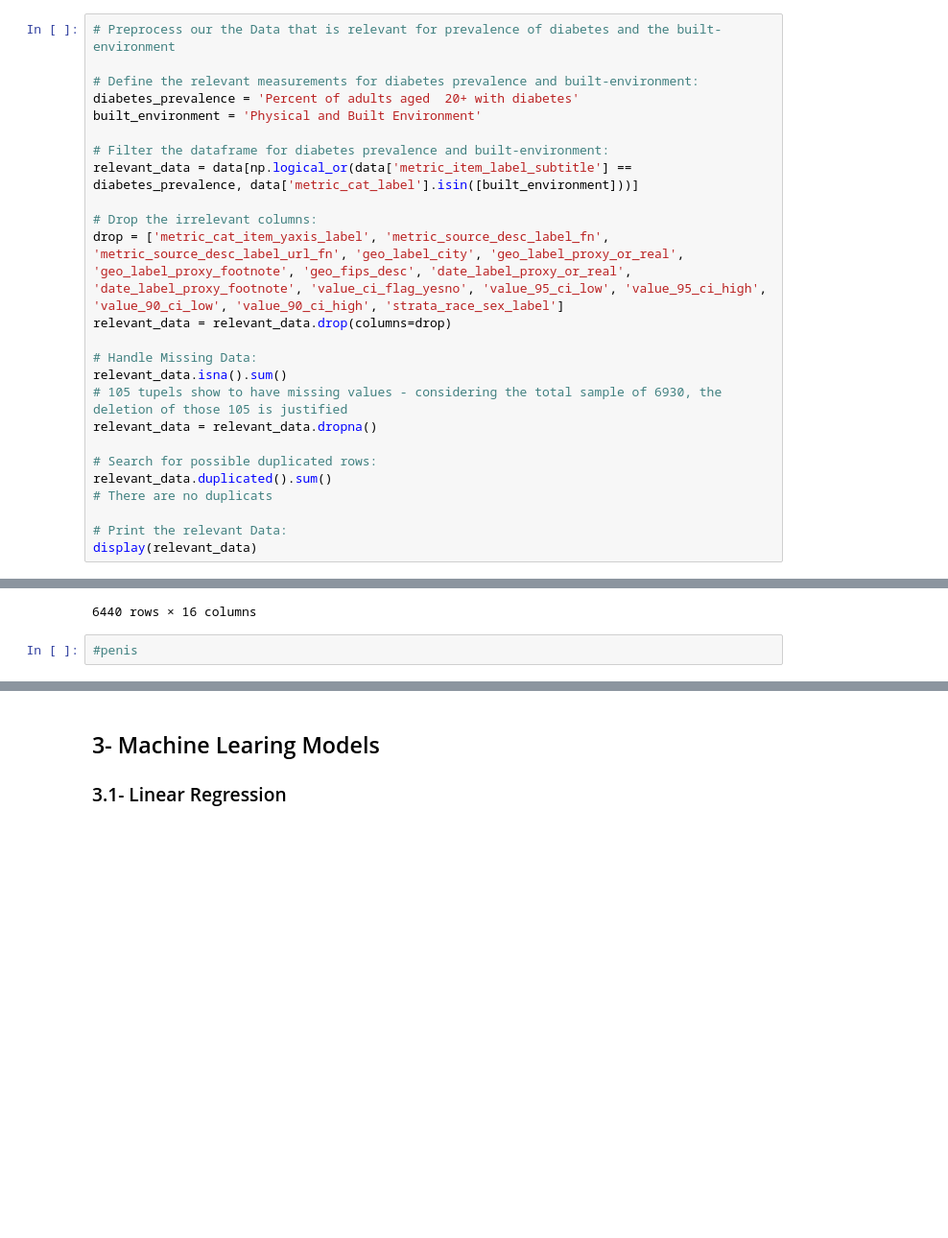
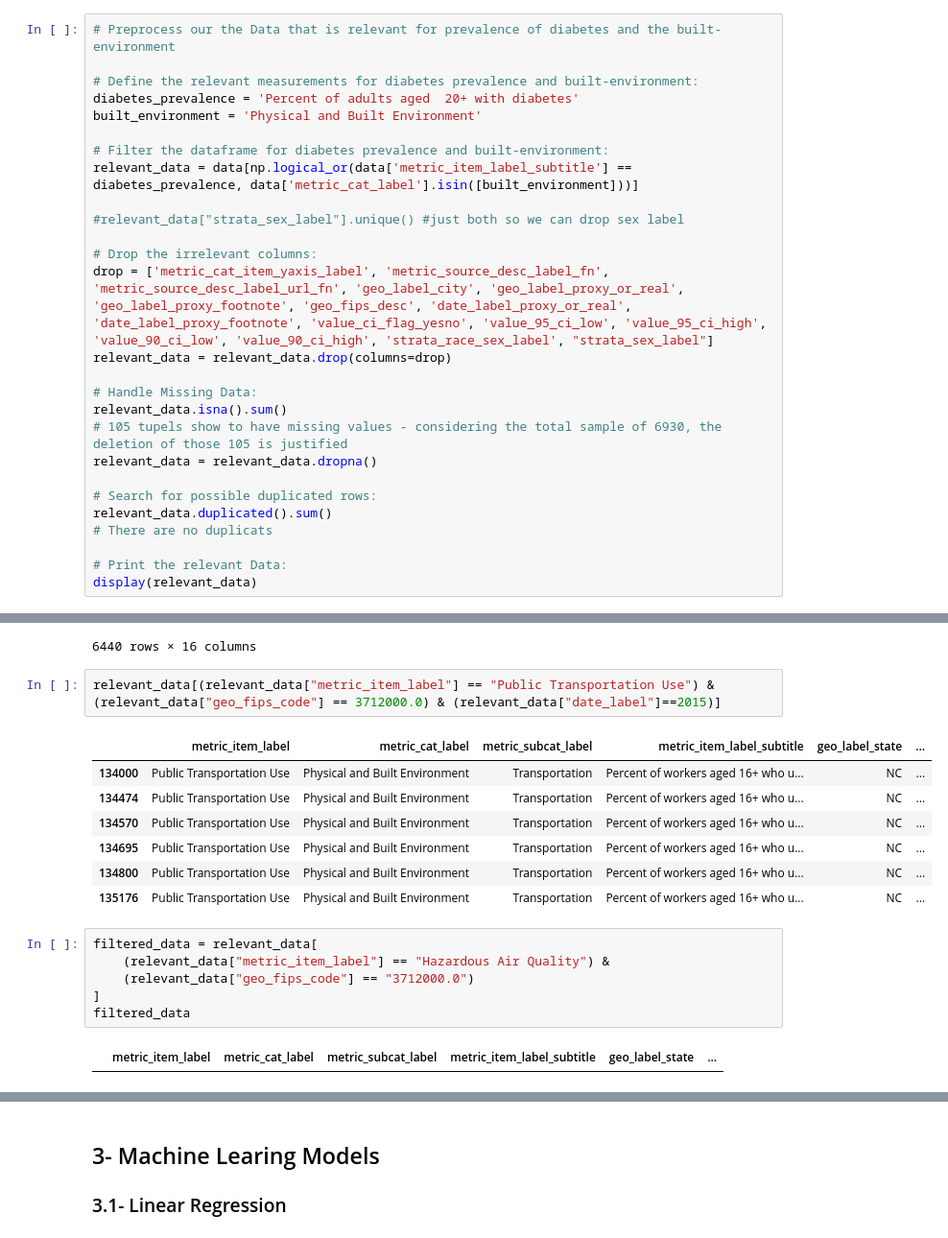
Before and after one commit to amatterethz/Group-Project-new, a Jupyter notebook: code/project_data_11.ipynb, the cells around one changed output, grey strips where cells are left out. Shown: that part at 96% size. Saved outputs shown, nothing was run; the diff lists cells and outputs as text; blank space fills up the shorter version.

```diff
--- a/code/project_data_11.ipynb
+++ b/code/project_data_11.ipynb
@@ -113,8 +113,10 @@ built_environment = 'Physical and Built Environment'
 # Filter the dataframe for diabetes prevalence and built-environment:
 relevant_data = data[np.logical_or(data['metric_item_label_subtitle'] == diabetes_prevalence, data['metric_cat_label'].isin([built_environment]))]
 
+#relevant_data["strata_sex_label"].unique() #just both so we can drop sex label
+
 # Drop the irrelevant columns:
-drop = ['metric_cat_item_yaxis_label', 'metric_source_desc_label_fn', 'metric_source_desc_label_url_fn', 'geo_label_city', 'geo_label_proxy_or_real', 'geo_label_proxy_footnote', 'geo_fips_desc', 'date_label_proxy_or_real', 'date_label_proxy_footnote', 'value_ci_flag_yesno', 'value_95_ci_low', 'value_95_ci_high', 'value_90_ci_low', 'value_90_ci_high', 'strata_race_sex_label']
+drop = ['metric_cat_item_yaxis_label', 'metric_source_desc_label_fn', 'metric_source_desc_label_url_fn', 'geo_label_city', 'geo_label_proxy_or_real', 'geo_label_proxy_footnote', 'geo_fips_desc', 'date_label_proxy_or_real', 'date_label_proxy_footnote', 'value_ci_flag_yesno', 'value_95_ci_low', 'value_95_ci_high', 'value_90_ci_low', 'value_90_ci_high', 'strata_race_sex_label', "strata_sex_label"]
 relevant_data = relevant_data.drop(columns=drop)
 
 # Handle Missing Data:
@@ -172,5 +174,21 @@ display(relevant_data.loc[relevant_data['metric_cat_label'] == built_environment
 | 137848 | Hazardous Air Quality | Physical and Built Environment | Air Quality | Percent of days where the air qua... | TX | ... |
 | 137849 | Hazardous Air Quality | Physical and Built Environment | Air Quality | Percent of days where the air qua... | TX | ... |
 6440 rows × 16 columns
+# %%
+relevant_data[(relevant_data["metric_item_label"] == "Public Transportation Use") & (relevant_data["geo_fips_code"] == 3712000.0) & (relevant_data["date_label"]==2015)]
+# %% [output]
+|  | metric_item_label | metric_cat_label | metric_subcat_label | metric_item_label_subtitle | geo_label_state | ... |
+| 134000 | Public Transportation Use | Physical and Built Environment | Transportation | Percent of workers aged 16+ who u... | NC | ... |
+| 134474 | Public Transportation Use | Physical and Built Environment | Transportation | Percent of workers aged 16+ who u... | NC | ... |
+| 134570 | Public Transportation Use | Physical and Built Environment | Transportation | Percent of workers aged 16+ who u... | NC | ... |
+| 134695 | Public Transportation Use | Physical and Built Environment | Transportation | Percent of workers aged 16+ who u... | NC | ... |
+| 134800 | Public Transportation Use | Physical and Built Environment | Transportation | Percent of workers aged 16+ who u... | NC | ... |
+| 135176 | Public Transportation Use | Physical and Built Environment | Transportation | Percent of workers aged 16+ who u... | NC | ... |
 # %%
-#penis
+filtered_data = relevant_data[
+    (relevant_data["metric_item_label"] == "Hazardous Air Quality") &
+    (relevant_data["geo_fips_code"] == "3712000.0")
+]
+filtered_data
+# %% [output]
+|  | metric_item_label | metric_cat_label | metric_subcat_label | metric_item_label_subtitle | geo_label_state | ... |
```
Also changed, not shown: parts of 2 cells of this notebook, 1 other file.
